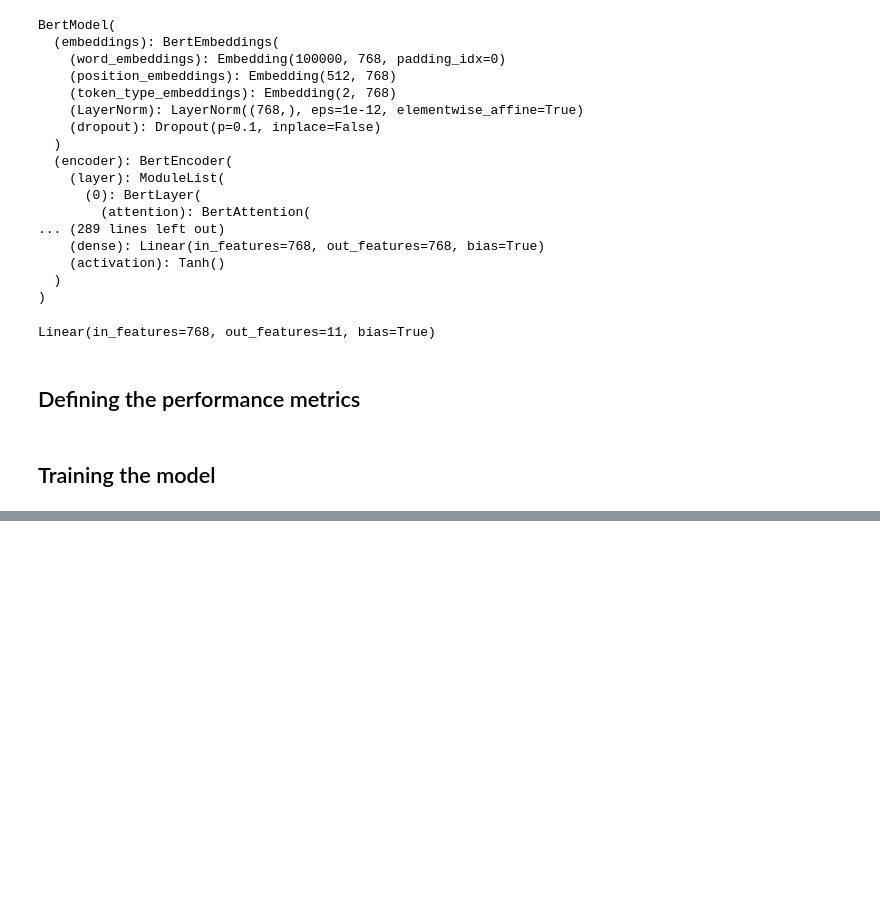
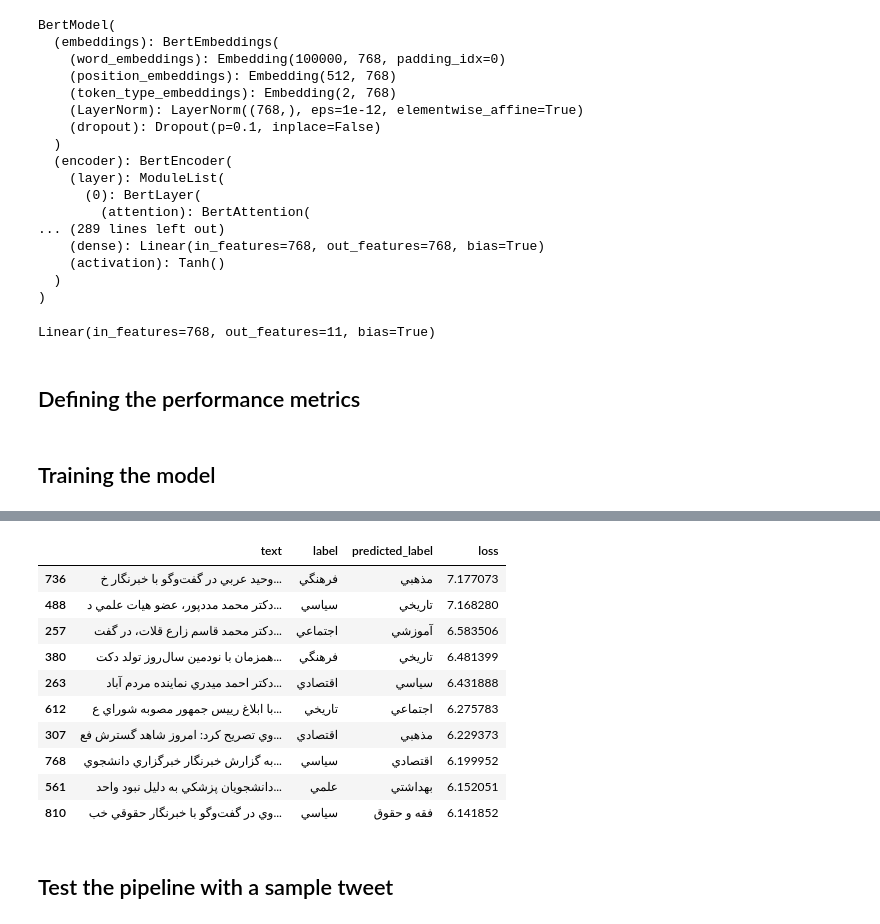
Before and after one commit to ZahraDehghani99/Natural-Language-Processing, a Jupyter notebook: HW5/text_classification_with_transformers.ipynb, the cells around one changed output, grey strips where cells are left out. Saved outputs shown, nothing was run; the diff lists cells and outputs as text; code cells hidden in the pictures; blank space fills up the shorter version.

```diff
--- a/HW5/text_classification_with_transformers.ipynb
+++ b/HW5/text_classification_with_transformers.ipynb
@@ -386,0 +557,59 @@ training_args = TrainingArguments(output_dir=model_name,
+# %%
+from torch.nn.functional import cross_entropy
+def forward_pass_with_label(batch):
+  # Place all input tensors on the same device as the model
+  inputs = {k:v.to(device) for k,v in batch.items()
+            if k in tokenizer.model_input_names}
+  with torch.no_grad():
+    output = model(**inputs)
+    pred_label = torch.argmax(output.logits, axis=-1)
+    loss = cross_entropy(output.logits, batch["label"].to(device),
+                        reduction="none")
+  # Place outputs on CPU for compatibility with other dataset columns
+  return {"loss": loss.cpu().numpy(),
+  "predicted_label": pred_label.cpu().numpy()}
+# %%
+# Convert our dataset back to PyTorch tensors
+dataset_encoded.set_format("torch",
+                            columns=["input_ids", "attention_mask",
+"label"])
+# Compute loss values
+dataset_encoded["validation"] = dataset_encoded["validation"].map(
+  forward_pass_with_label, batched=True, batch_size=16)
+# %%
+def inverse(idx):
+  inv = {0: "آموزشي",
+         1: "اجتماعي",
+         2: "اقتصادي",
+         3: "بهداشتي",
+         4: "تاريخي",
+         5: "سياسي",
+         6: "علمي",
+         7: "فرهنگي",
+         8: "فقه و حقوق",
+         9: "مذهبي",
+         10: "ورزشي"}
+  return inv[idx]
+# %%
+dataset_encoded.set_format("pandas")
+cols = ["text", "label", "predicted_label", "loss"]
+df_valid = dataset_encoded["validation"][:][cols]
+df_valid["label"] = df_valid["label"].apply(inverse)
+df_valid["predicted_label"] = (df_valid["predicted_label"]
+                              .apply(inverse))
+# %%
+df_valid.sort_values("loss", ascending=False).head(10)
+# %% [output]
+|  | text | label | predicted_label | loss |
+| 736 | وحيد عربي در گفت‌وگو با خبرنگار خ... | فرهنگي | مذهبي | 7.177073 |
+| 488 | دكتر محمد مددپور، عضو هيات علمي د... | سياسي | تاريخي | 7.168280 |
+| 257 | دكتر محمد قاسم زارع قلات، در گفت‌... | اجتماعي | آموزشي | 6.583506 |
+| 380 | همزمان با نودمين سال‌روز تولد دكت... | فرهنگي | تاريخي | 6.481399 |
+| 263 | دكتر احمد ميدري نماينده مردم آباد... | اقتصادي | سياسي | 6.431888 |
+| 612 | با ابلاغ رييس جمهور مصوبه شوراي ع... | تاريخي | اجتماعي | 6.275783 |
+| 307 | وي تصريح كرد: امروز شاهد گسترش فع... | اقتصادي | مذهبي | 6.229373 |
+| 768 | به گزارش خبرنگار خبرگزاري دانشجوي... | سياسي | اقتصادي | 6.199952 |
+| 561 | دانشجويان پزشكي به دليل نبود واحد... | علمي | بهداشتي | 6.152051 |
+| 810 | وي در گفت‌وگو با خبرنگار حقوقي خب... | سياسي | فقه و حقوق | 6.141852 |
+# %% [markdown]
+## Test the pipeline with a sample tweet
```
Also changed, not shown: parts of 53 cells of this notebook.
